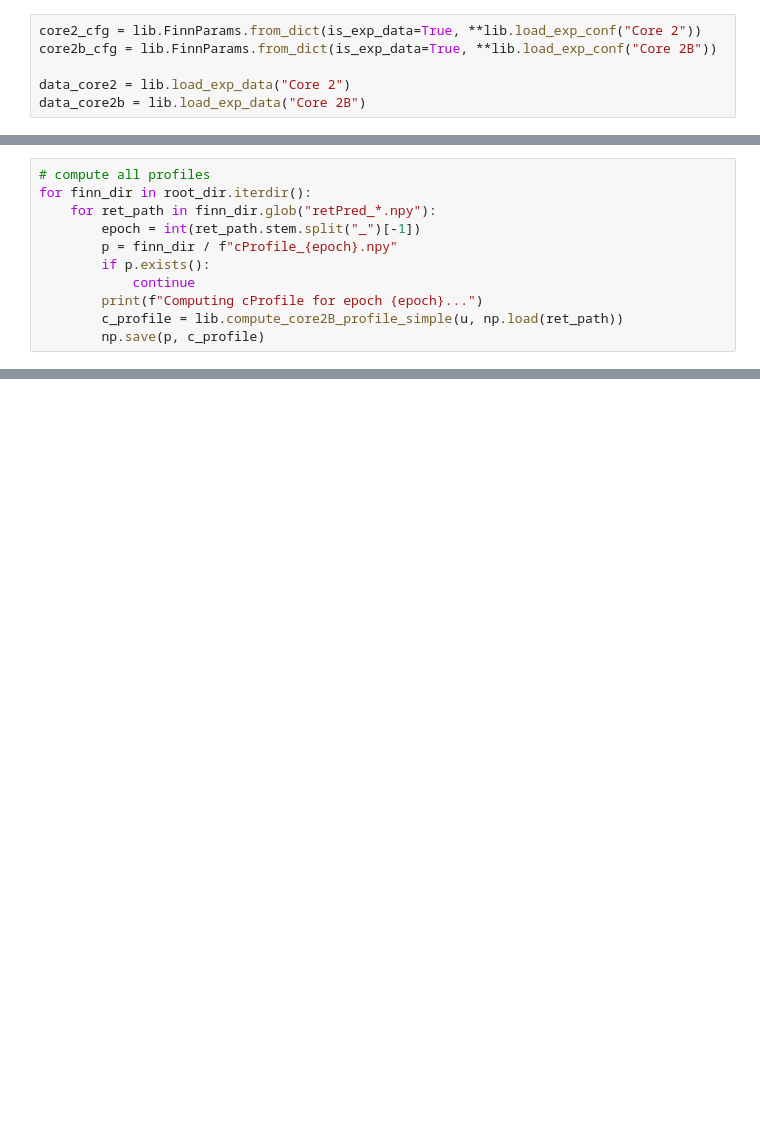
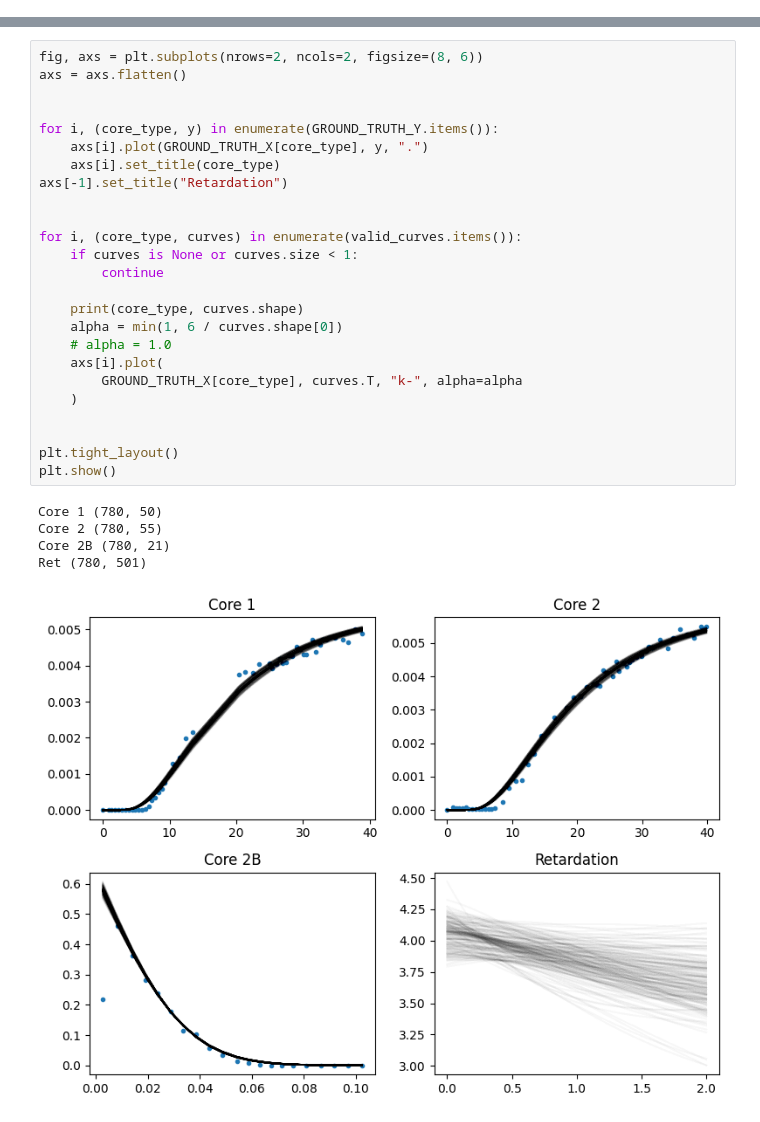
Before and after one commit to RiccardoFrenner/finn-nnpie, a Jupyter notebook: src/analyze_exp_seeds_and_loss_factors.ipynb, the cells around one changed output, grey strips where cells are left out. Cells and saved outputs as stored; diff of their text form; blank space fills up the shorter version.

Commit message:
Refactor SPAN analysis for exp data

```diff
--- a/src/analyze_exp_seeds_and_loss_factors.ipynb
+++ b/src/analyze_exp_seeds_and_loss_factors.ipynb
@@ -10,6 +16,0 @@ import lib
-# %%
-core2_cfg = lib.FinnParams.from_dict(is_exp_data=True, **lib.load_exp_conf("Core 2"))
-core2b_cfg = lib.FinnParams.from_dict(is_exp_data=True, **lib.load_exp_conf("Core 2B"))
-
-data_core2 = lib.load_exp_data("Core 2")
-data_core2b = lib.load_exp_data("Core 2B")
@@ -55,11 +16,0 @@ def normalized_mse(input, target):
-# %%
-# compute all profiles
-for finn_dir in root_dir.iterdir():
-    for ret_path in finn_dir.glob("retPred_*.npy"):
-        epoch = int(ret_path.stem.split("_")[-1])
-        p = finn_dir / f"cProfile_{epoch}.npy"
-        if p.exists():
-            continue
-        print(f"Computing cProfile for epoch {epoch}...")
-        c_profile = lib.compute_core2B_profile_simple(u, np.load(ret_path))
-        np.save(p, c_profile)
@@ -312,0 +304,31 @@ plt.show()
+# %%
+fig, axs = plt.subplots(nrows=2, ncols=2, figsize=(8, 6))
+axs = axs.flatten()
+
+
+for i, (core_type, y) in enumerate(GROUND_TRUTH_Y.items()):
+    axs[i].plot(GROUND_TRUTH_X[core_type], y, ".")
+    axs[i].set_title(core_type)
+axs[-1].set_title("Retardation")
+
+
+for i, (core_type, curves) in enumerate(valid_curves.items()):
+    if curves is None or curves.size < 1:
+        continue
+
+    print(core_type, curves.shape)
+    alpha = min(1, 6 / curves.shape[0])
+    # alpha = 1.0
+    axs[i].plot(
+        GROUND_TRUTH_X[core_type], curves.T, "k-", alpha=alpha
+    )
+
+
+plt.tight_layout()
+plt.show()
+# %% [output]
+Core 1 (780, 50)
+Core 2 (780, 55)
+Core 2B (780, 21)
+Ret (780, 501)
+[figure, added]
```
Also changed, not shown: parts of 17 cells of this notebook, 3 other files.
